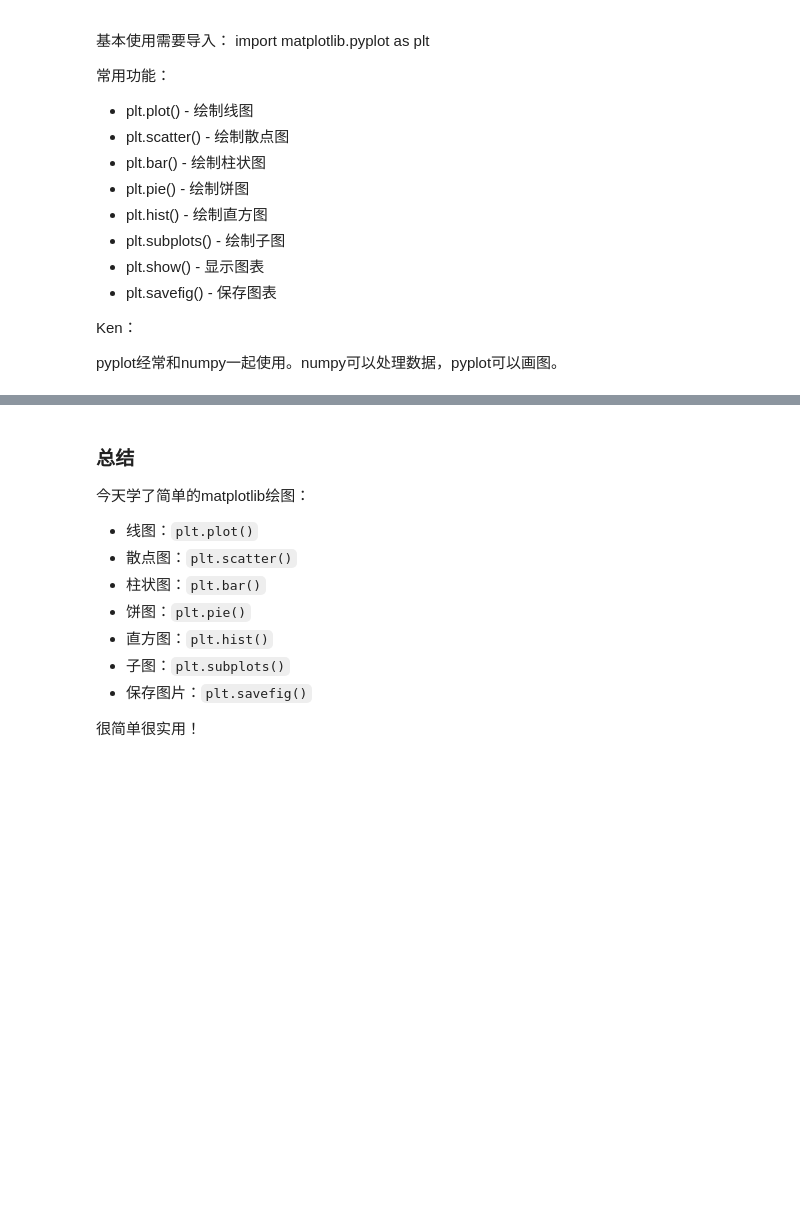
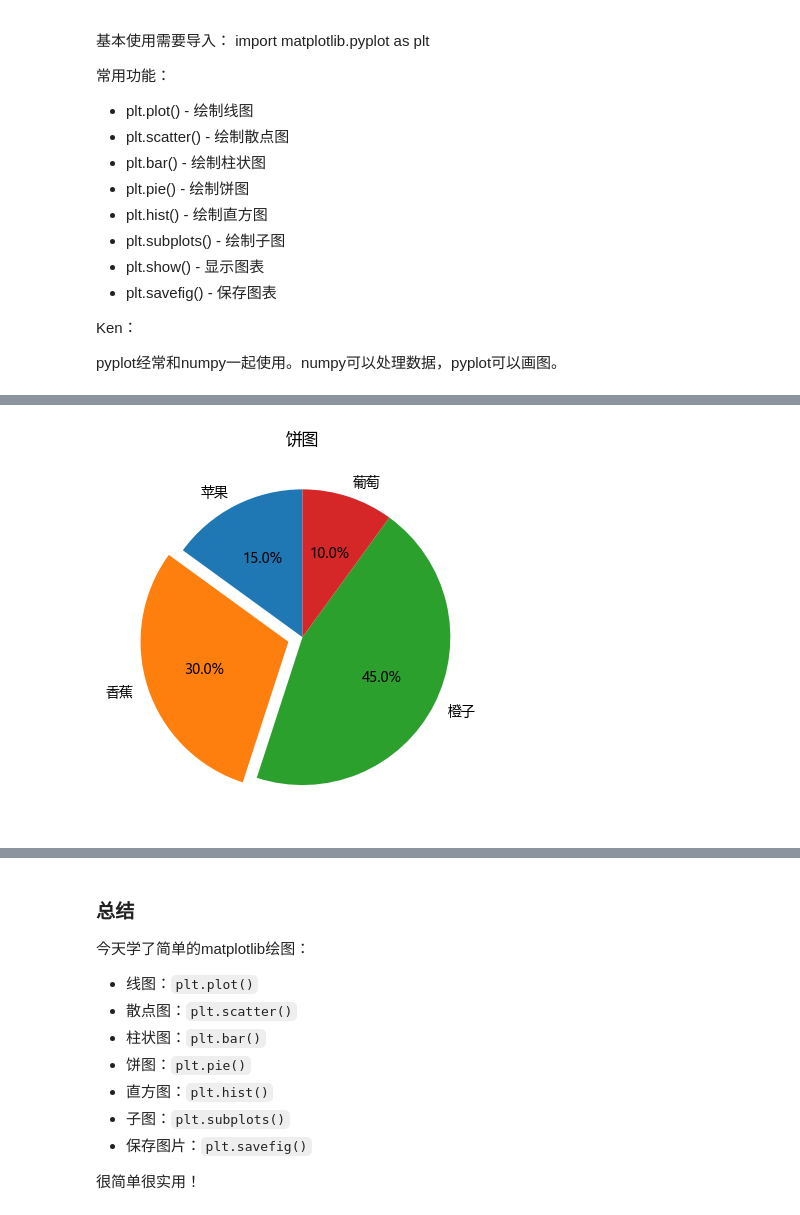
Before and after one commit to sarahthepigeon/Pigeon-learning-Python, a Jupyter notebook: Day16/Day16.ipynb, the cells around one changed output, grey strips where cells are left out. Cells and saved outputs as stored; diff of their text form; code cells hidden in the pictures; blank space fills up the shorter version.

```diff
--- a/Day16/Day16.ipynb
+++ b/Day16/Day16.ipynb
@@ -120,3 +162,21 @@ plt.show()
+# %%
+# 饼图
+sizes = [15, 30, 45, 10]
+labels = ['苹果', '香蕉', '橙子', '葡萄']
+# plt.pie() 用于绘制饼图，常用参数如下：
+# x / sizes：每一块的数值（必须，list、numpy数组等都可以）
+# labels：每一块的标签（可选，list）
+# autopct：显示百分比格式（如 autopct='%1.1f%%'）
+# colors：每一块的颜色（可选，list）
+# startangle：起始角度（可选，默认0，常用90让第一个扇区从正上方开始）
+# explode：突出显示某一块（可选，list，值为0~1）
+# most commonly used: sizes and labels:
+# plt.pie(sizes, labels = labels)
+plt.pie(sizes, labels=labels, autopct = '%1.1f%%', startangle = 90, explode = [0, 0.1, 0, 0])
+plt.title("饼图")
+plt.show()
+# %% [output]
+[figure, added]
 # %%
 # 直方图
 data = np.random.normal(100, 15, 1000)
```
Also changed, not shown: parts of 21 cells of this notebook, 2 other files.
